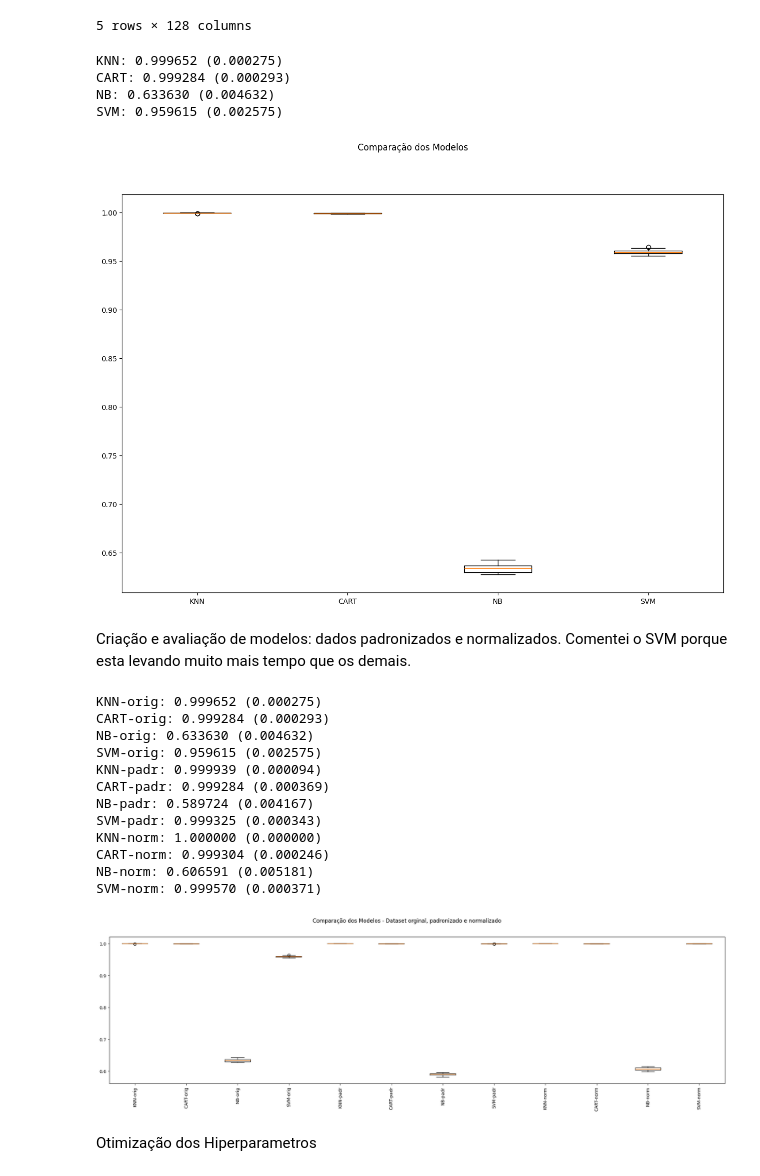
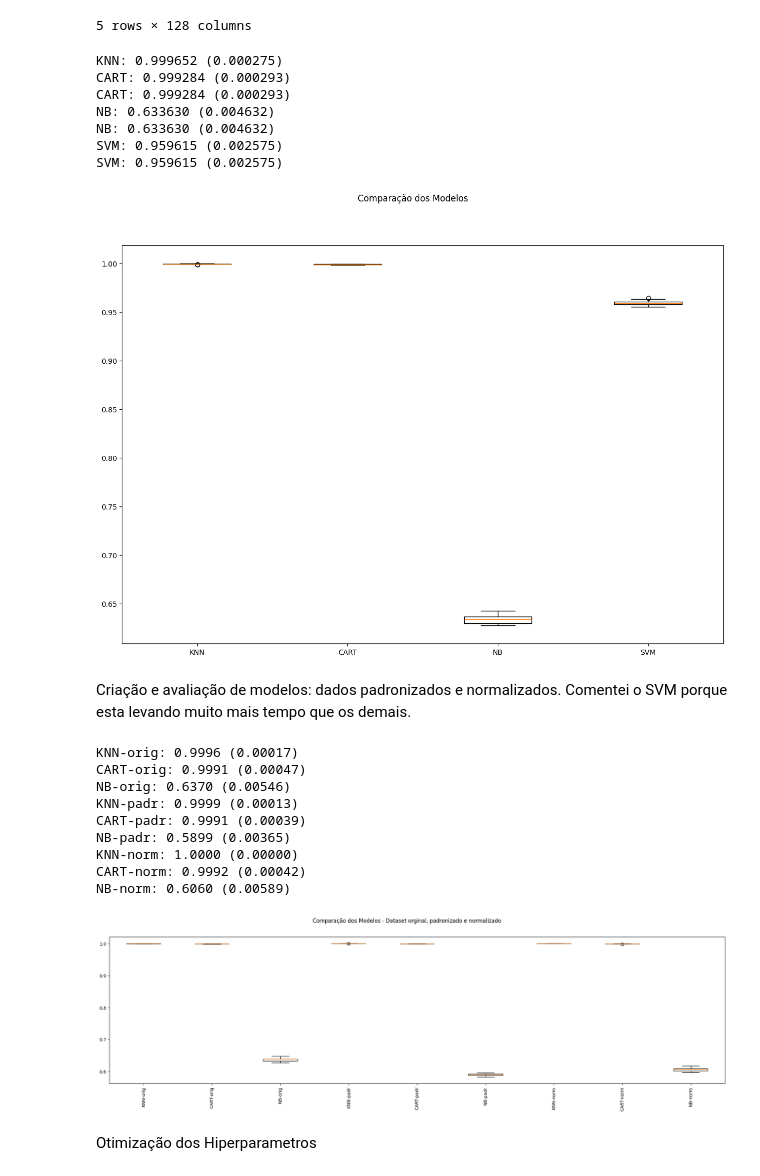
Before and after one commit to gustavopierre/mushrooms, a Jupyter notebook: api/machinelearning/notebook/Mushrooms.ipynb, the cells around one changed output. Drawn from its saved outputs; the diff is of its cells as text; code cells hidden in the pictures.

```diff
--- a/api/machinelearning/notebook/Mushrooms.ipynb
+++ b/api/machinelearning/notebook/Mushrooms.ipynb
@@ -182,0 +176,24 @@ display(df_encoded.head())
+# %%
+from sklearn.preprocessing import OneHotEncoder
+from sklearn.compose import ColumnTransformer
+
+# Identificar colunas categóricas (excluindo a coluna alvo já codificada, que já foi removida)
+# Substituído df.select_dtypes(include='object').columns pela lista explícita de colunas
+categorical_features = ['cap-shape', 'cap-surface', 'cap-color', 'does-bruise-or-bleed', 'gill-attachment', 'gill-spacing', 'gill-color', 'stem-root', 'stem-surface', 'stem-color', 'veil-type', 'veil-color', 'has-ring', 'ring-type', 'spore-print-color', 'habitat', 'season']
+
+
+# Criar o ColumnTransformer para aplicar OneHotEncoder apenas às colunas categóricas
+# 'remainder='passthrough'' mantém as colunas não especificadas (numéricas e a alvo codificada)
+preprocessor = ColumnTransformer(
+    transformers=[
+        ('cat', OneHotEncoder(handle_unknown='ignore'), categorical_features)
+    ],
+    remainder='passthrough'
+)
+
+# Aplicar o pré-processador ao DataFrame
+df_encoded = preprocessor.fit_transform(df)
+
+# O resultado do ColumnTransformer é uma matriz numpy (esparsa ou densa)
+# Para visualizar, você pode converter de volta para DataFrame (opcional)
+# display(pd.DataFrame(df_encoded)) # Isso pode criar um DataFrame muito grande
@@ -258,8 +323,11 @@ plt.show()
 # %% [output]
 KNN: 0.999652 (0.000275)
 CART: 0.999284 (0.000293)
+CART: 0.999284 (0.000293)
+NB: 0.633630 (0.004632)
 NB: 0.633630 (0.004632)
 SVM: 0.959615 (0.002575)
+SVM: 0.959615 (0.002575)
 [figure]
 # %% [markdown]
 Criação e avaliação de modelos: dados padronizados e normalizados. Comentei o SVM porque esta levando muito mais tempo que os demais.
@@ -293,47 +361,44 @@ pipelines.append(('CART-orig', Pipeline([cart])))
 pipelines.append(('NB-orig', Pipeline([naive_bayes])))
 pipelines.append(('SVM-orig', Pipeline([svm])))
 
 # Dataset Padronizado
 pipelines.append(('KNN-padr', Pipeline([standard_scaler, knn])))
 pipelines.append(('CART-padr', Pipeline([standard_scaler, cart])))
 pipelines.append(('NB-padr', Pipeline([standard_scaler, naive_bayes])))
 pipelines.append(('SVM-padr', Pipeline([standard_scaler, svm])))
 
 # Dataset Normalizado
 pipelines.append(('KNN-norm', Pipeline([min_max_scaler, knn])))
 pipelines.append(('CART-norm', Pipeline([min_max_scaler, cart])))
 pipelines.append(('NB-norm', Pipeline([min_max_scaler, naive_bayes])))
 pipelines.append(('SVM-norm', Pipeline([min_max_scaler, svm])))
 
 # Executando os pipelines
 for name, model in pipelines:
     cv_results = cross_val_score(model, X_train, y_train, cv=kfold, scoring=scoring)
     results.append(cv_results)
     names.append(name)
-    msg = "%s: %f (%f)" % (name, cv_results.mean(), cv_results.std()) # formatando para 3 casas decimais
+    msg = "%s: %.4f (%.5f)" % (name, cv_results.mean(), cv_results.std()) # formatando para 3 casas decimais
     print(msg)
 
 # Boxplot de comparação dos modelos
 fig = plt.figure(figsize=(25,6))
 fig.suptitle('Comparação dos Modelos - Dataset orginal, padronizado e normalizado')
 ax = fig.add_subplot(111)
 plt.boxplot(results)
 ax.set_xticklabels(names, rotation=90)
 plt.show()
 # %% [output]
-KNN-orig: 0.999652 (0.000275)
-CART-orig: 0.999284 (0.000293)
-NB-orig: 0.633630 (0.004632)
-SVM-orig: 0.959615 (0.002575)
-KNN-padr: 0.999939 (0.000094)
-CART-padr: 0.999284 (0.000369)
-NB-padr: 0.589724 (0.004167)
-SVM-padr: 0.999325 (0.000343)
-KNN-norm: 1.000000 (0.000000)
-CART-norm: 0.999304 (0.000246)
-NB-norm: 0.606591 (0.005181)
-SVM-norm: 0.999570 (0.000371)
+KNN-orig: 0.9996 (0.00017)
+CART-orig: 0.9991 (0.00047)
+NB-orig: 0.6370 (0.00546)
+KNN-padr: 0.9999 (0.00013)
+CART-padr: 0.9991 (0.00039)
+NB-padr: 0.5899 (0.00365)
+KNN-norm: 1.0000 (0.00000)
+CART-norm: 0.9992 (0.00042)
+NB-norm: 0.6060 (0.00589)
-[figure, old version]
+[figure, new version]
 # %% [markdown]
 Otimização dos Hiperparametros
 # %%
```
Also changed, not shown: parts of 12 cells of this notebook.
